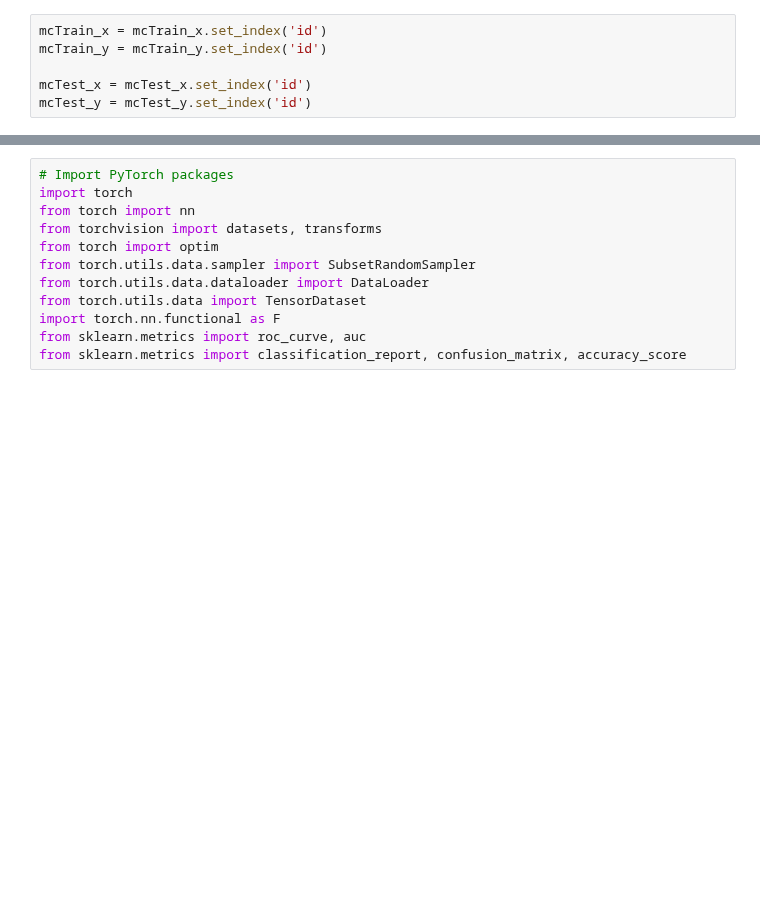
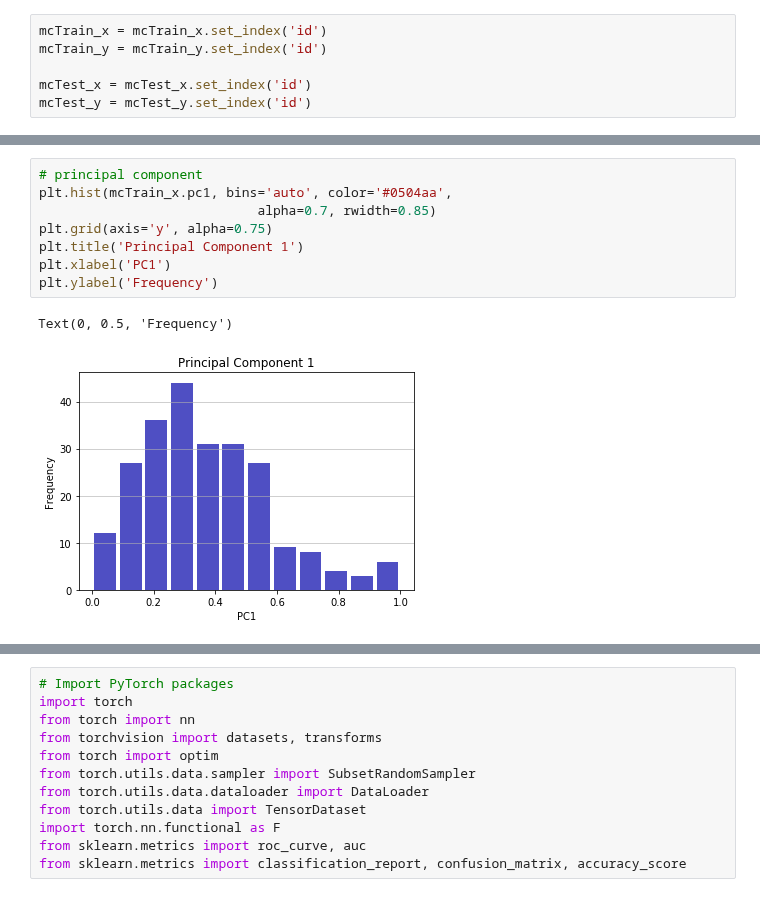
Before and after one commit to meghutch/Multi_Cancer_DL, a Jupyter notebook: 03_Analysis/Neural_Network.ipynb, the cells around one changed output, grey strips where cells are left out. Drawn from its saved outputs; the diff is of its cells as text; blank space fills up the shorter version.

```diff
--- a/03_Analysis/Neural_Network.ipynb
+++ b/03_Analysis/Neural_Network.ipynb
@@ -108,0 +138,11 @@ mcTest_y = mcTest_y.set_index('id')
+# %%
+# principal component
+plt.hist(mcTrain_x.pc1, bins='auto', color='#0504aa',
+                            alpha=0.7, rwidth=0.85)
+plt.grid(axis='y', alpha=0.75)
+plt.title('Principal Component 1')
+plt.xlabel('PC1')
+plt.ylabel('Frequency')
+# %% [output]
+Text(0, 0.5, 'Frequency')
+[figure, added]
```
Also changed, not shown: parts of 12 cells of this notebook.
